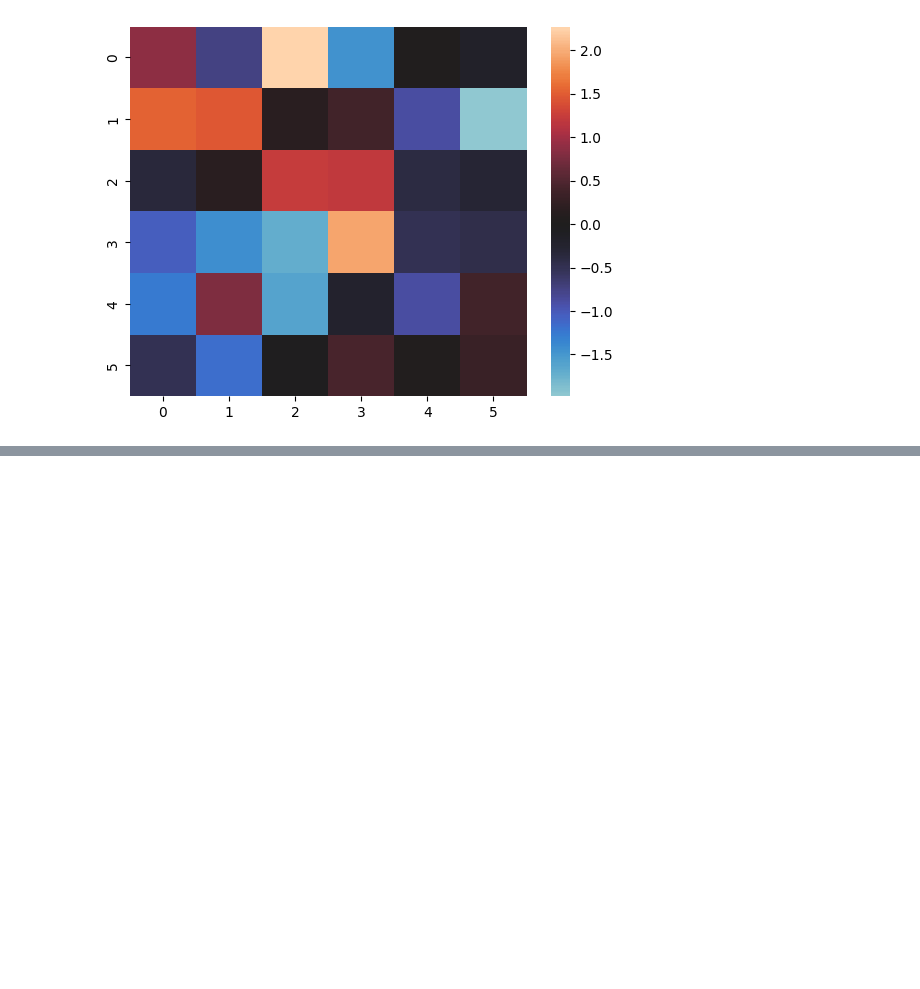
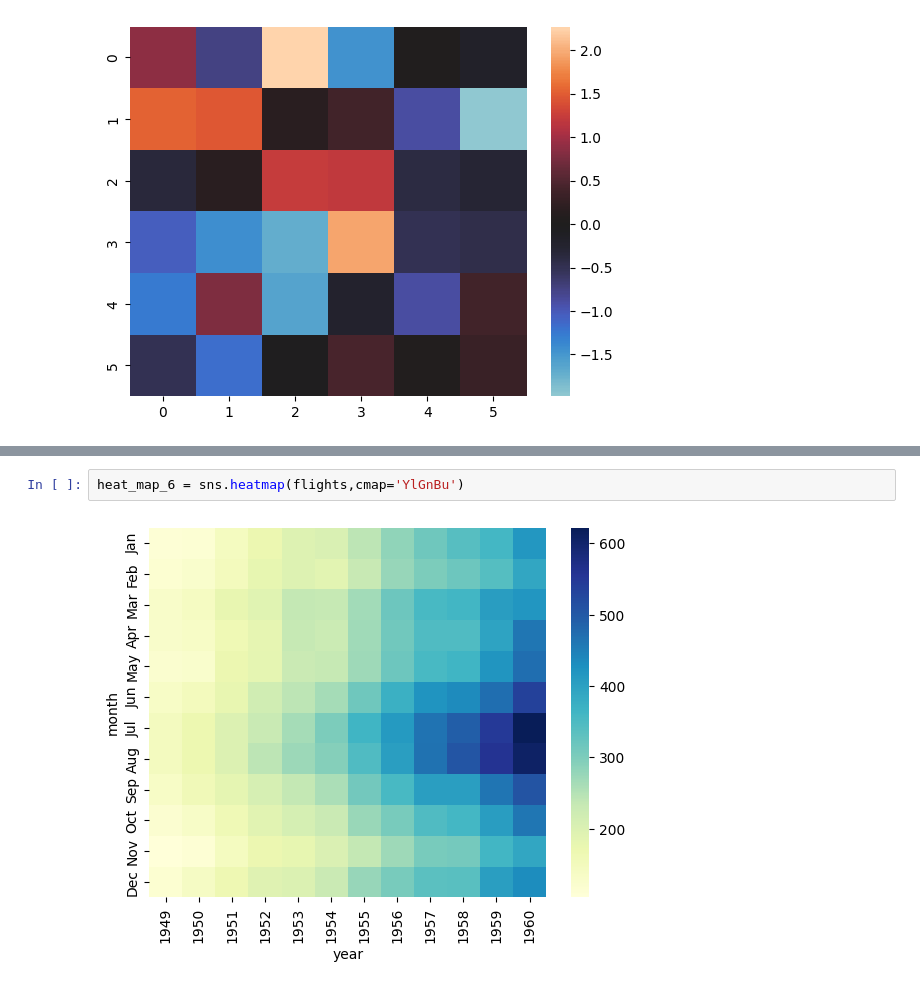
Before and after one commit to sk-shahsi/data_Analysis, a Jupyter notebook: Binning.ipynb, the cells around one changed output, grey strips where cells are left out. Drawn from its saved outputs; the diff is of its cells as text; blank space fills up the shorter version.

```diff
--- a/Binning.ipynb
+++ b/Binning.ipynb
@@ -202,0 +217,4 @@ heat_map_3 = sns.heatmap(normal_data,center =0)
+# %%
+heat_map_6 = sns.heatmap(flights,cmap='YlGnBu')
+# %% [output]
+[figure, added]
```
Also changed, not shown: parts of 27 cells of this notebook.
